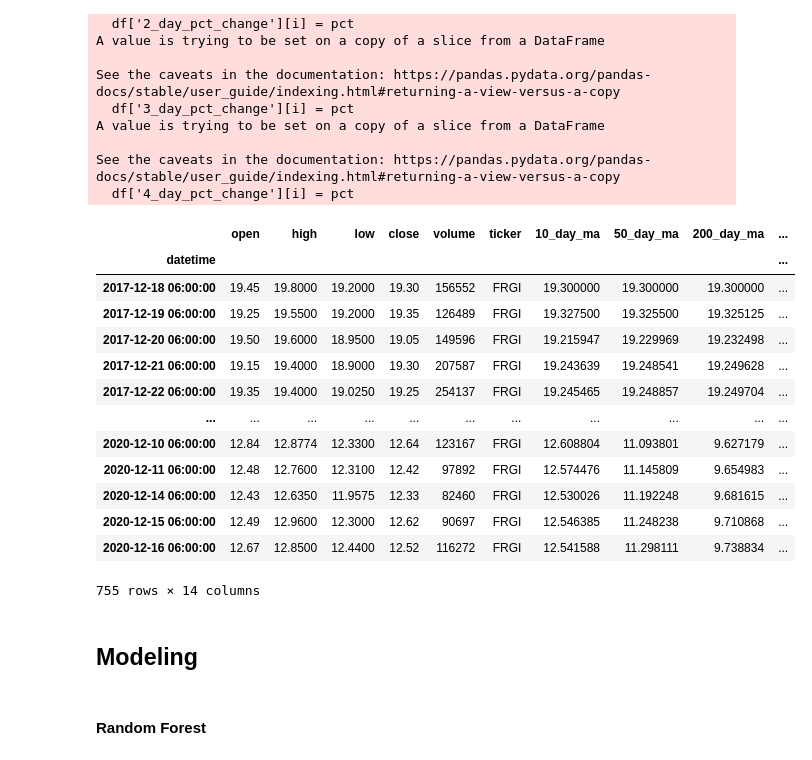
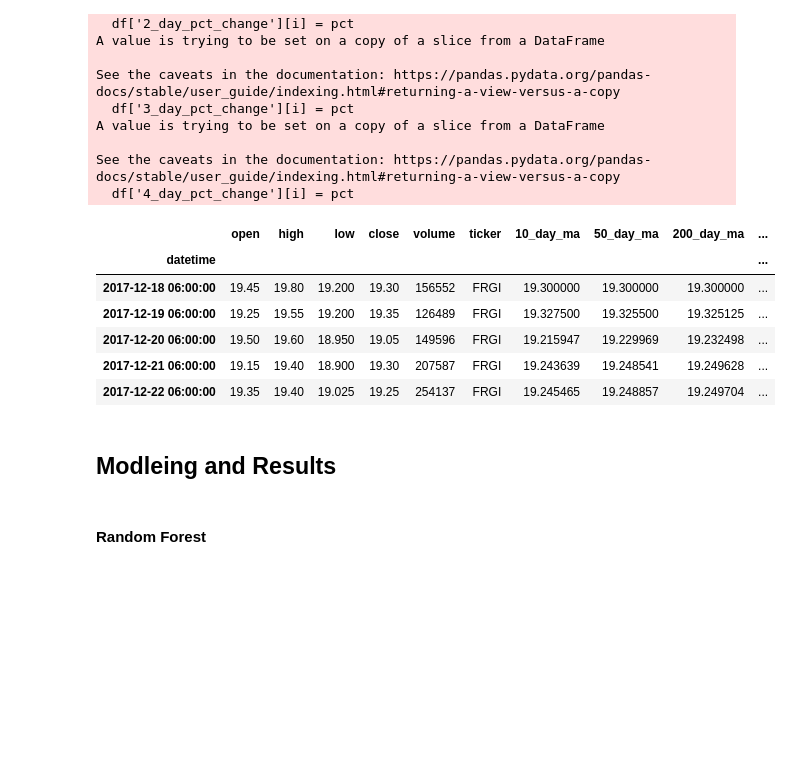
Before and after one commit to jakeoddi/Stock-Price-Forecasting, a Jupyter notebook: data_acquisition.ipynb, the cells around one changed output. Saved outputs shown, nothing was run; the diff lists cells and outputs as text; code cells hidden in the pictures; blank space fills up the shorter version.

```diff
--- a/data_acquisition.ipynb
+++ b/data_acquisition.ipynb
@@ -166,6 +172,10 @@ len(df_list)
 # %%
-# Date Cleaning
 def clean_dates(df_list):
+    """
+    Takes in a list of dfs and cleans the dates for each df.
+
+    df_list -- list of dataframes
+    """
     for df in df_list:
         # Convert from unix to year month day format
         df['datetime'] = pd.to_datetime(df['datetime'], unit = 'ms')
@@ -264,0 +190,2 @@ df['volume'].mean()
+# %%
+df_list = clean_dates(df_list)
@@ -376,24 +321,17 @@ A value is trying to be set on a copy of a slice from a DataFrame
 See the caveats in the documentation: https://pandas.pydata.org/pandas-docs/stable/user_guide/indexing.html#returning-a-view-versus-a-copy
   df['4_day_pct_change'][i] = pct
 # %%
-df_list[0]
+df_list[0].head()
 # %% [output]
 |  | open | high | low | close | volume | ticker | 10_day_ma | 50_day_ma | 200_day_ma | ... |
 | datetime |  |  |  |  |  |  |  |  |  | ... |
-| 2017-12-18 06:00:00 | 19.45 | 19.8000 | 19.2000 | 19.30 | 156552 | FRGI | 19.300000 | 19.300000 | 19.300000 | ... |
-| 2017-12-19 06:00:00 | 19.25 | 19.5500 | 19.2000 | 19.35 | 126489 | FRGI | 19.327500 | 19.325500 | 19.325125 | ... |
-| 2017-12-20 06:00:00 | 19.50 | 19.6000 | 18.9500 | 19.05 | 149596 | FRGI | 19.215947 | 19.229969 | 19.232498 | ... |
-| 2017-12-21 06:00:00 | 19.15 | 19.4000 | 18.9000 | 19.30 | 207587 | FRGI | 19.243639 | 19.248541 | 19.249628 | ... |
-| 2017-12-22 06:00:00 | 19.35 | 19.4000 | 19.0250 | 19.25 | 254137 | FRGI | 19.245465 | 19.248857 | 19.249704 | ... |
-| ... | ... | ... | ... | ... | ... | ... | ... | ... | ... | ... |
-| 2020-12-10 06:00:00 | 12.84 | 12.8774 | 12.3300 | 12.64 | 123167 | FRGI | 12.608804 | 11.093801 | 9.627179 | ... |
-| 2020-12-11 06:00:00 | 12.48 | 12.7600 | 12.3100 | 12.42 | 97892 | FRGI | 12.574476 | 11.145809 | 9.654983 | ... |
-| 2020-12-14 06:00:00 | 12.43 | 12.6350 | 11.9575 | 12.33 | 82460 | FRGI | 12.530026 | 11.192248 | 9.681615 | ... |
-| 2020-12-15 06:00:00 | 12.49 | 12.9600 | 12.3000 | 12.62 | 90697 | FRGI | 12.546385 | 11.248238 | 9.710868 | ... |
-| 2020-12-16 06:00:00 | 12.67 | 12.8500 | 12.4400 | 12.52 | 116272 | FRGI | 12.541588 | 11.298111 | 9.738834 | ... |
+| 2017-12-18 06:00:00 | 19.45 | 19.80 | 19.200 | 19.30 | 156552 | FRGI | 19.300000 | 19.300000 | 19.300000 | ... |
+| 2017-12-19 06:00:00 | 19.25 | 19.55 | 19.200 | 19.35 | 126489 | FRGI | 19.327500 | 19.325500 | 19.325125 | ... |
+| 2017-12-20 06:00:00 | 19.50 | 19.60 | 18.950 | 19.05 | 149596 | FRGI | 19.215947 | 19.229969 | 19.232498 | ... |
+| 2017-12-21 06:00:00 | 19.15 | 19.40 | 18.900 | 19.30 | 207587 | FRGI | 19.243639 | 19.248541 | 19.249628 | ... |
+| 2017-12-22 06:00:00 | 19.35 | 19.40 | 19.025 | 19.25 | 254137 | FRGI | 19.245465 | 19.248857 | 19.249704 | ... |
-755 rows × 14 columns
-# %% [markdown]
-## Modeling
+# %% [markdown]
+## Modleing and Results
 # %%
 def time_cross_validate(df, model, param_grid):
     """
```
Also changed, not shown: parts of 37 cells of this notebook.
